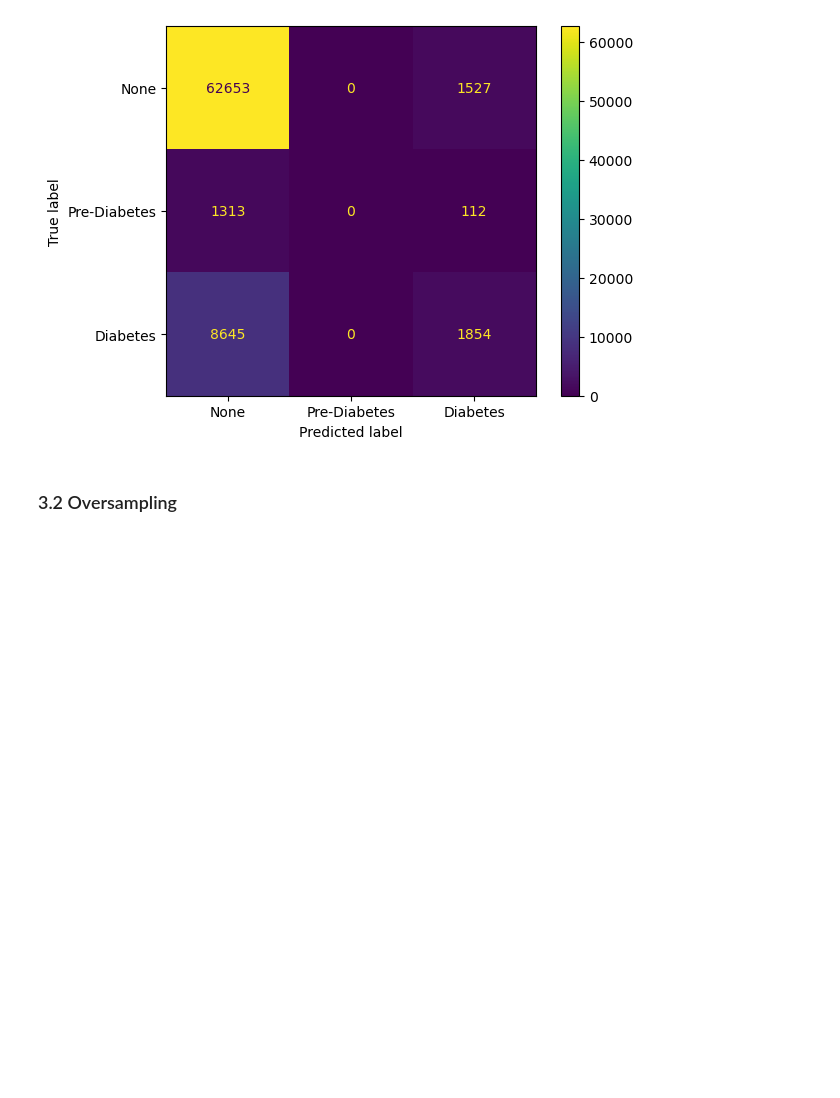
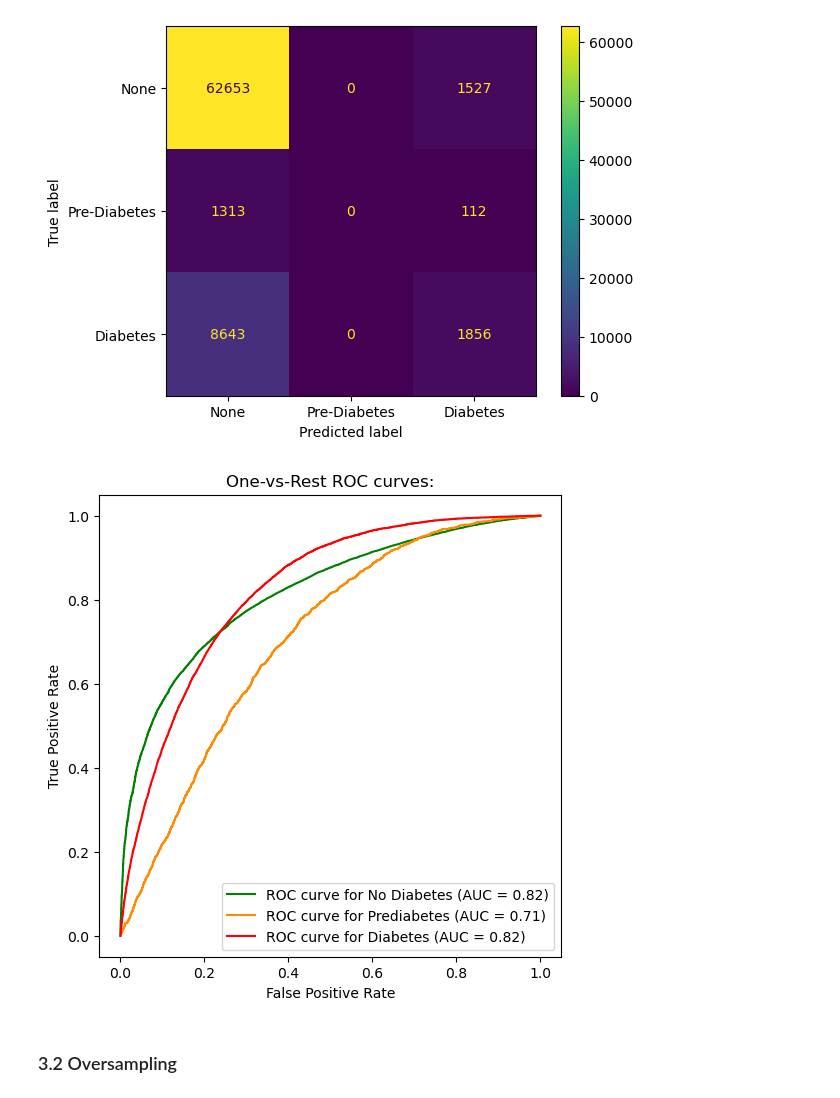
Before and after one commit to annalisa7/ML_project, a Jupyter notebook: baselineModel2.ipynb, the cells around one changed output. Cells and saved outputs as stored; diff of their text form; code cells hidden in the pictures; blank space fills up the shorter version.

```diff
--- a/baselineModel2.ipynb
+++ b/baselineModel2.ipynb
@@ -4,17 +4,23 @@ import numpy as np
 import matplotlib.pyplot as plt
 import seaborn as sns
 import os
+
 sns.set_palette("flare")
+target_names = ["No Diabetes","Prediabetes","Diabetes"]
+colors = cycle(["green", "darkorange", "red"])
 
 import sklearn.linear_model as lm
 from sklearn import preprocessing
+from sklearn.preprocessing import MinMaxScaler, LabelBinarizer
 from sklearn.model_selection import train_test_split
 from sklearn.linear_model import LogisticRegression
 from sklearn.metrics import classification_report
-from sklearn.metrics import confusion_matrix, ConfusionMatrixDisplay
+from sklearn.metrics import confusion_matrix, ConfusionMatrixDisplay, RocCurveDisplay
 
 from imblearn.over_sampling import RandomOverSampler, SMOTE
 from imblearn.under_sampling import RandomUnderSampler
+
+from itertools import cycle
 # %% [markdown]
 # Diabetes and Health Indicators Classification
 # %% [markdown]
@@ -166,8 +209,9 @@ X_train, X_test, y_train, y_test = train_test_split(X,
                                                     test_size=0.3,
                                                     random_state=42)
 # %%
-model = lm.LogisticRegression(penalty=None,solver='lbfgs',max_iter=5000)
+model = lm.LogisticRegression(penalty='none',solver='lbfgs',max_iter=5000)
 model.fit(X_train,y_train)
+y_score = model.predict_proba(X_test)
 print("Intercept: ",model.intercept_)
 print("Coefficients: ",model.coef_)
 print("Iterations: ", model.n_iter_)
@@ -222,6 +265,28 @@ disp.plot()
 # %% [output]
 <sklearn.metrics._plot.confusion_matrix.ConfusionMatrixDisplay at 0x...>
 [figure]
+# %%
+label_binarizer = LabelBinarizer().fit(y_train)
+y_onehot_test = label_binarizer.transform(y_test)
+
+fig, ax = plt.subplots(figsize=(6,6))
+for class_id, color in zip(range(len(np.unique(y))),colors):
+    RocCurveDisplay.from_predictions(
+        y_onehot_test[:,class_id],
+        y_score[:,class_id],
+        name=f"ROC curve for {target_names[class_id]}",
+        color=color,
+        ax=ax,
+    )
+
+plt.axis("square")
+plt.xlabel("False Positive Rate")
+plt.ylabel("True Positive Rate")
+plt.title("One-vs-Rest ROC curves:")
+plt.legend()
+plt.show()
+# %% [output]
+[figure, added]
 # %% [markdown]
 ### 3.2 Oversampling
 # %%
```
Also changed, not shown: parts of 22 cells of this notebook.
